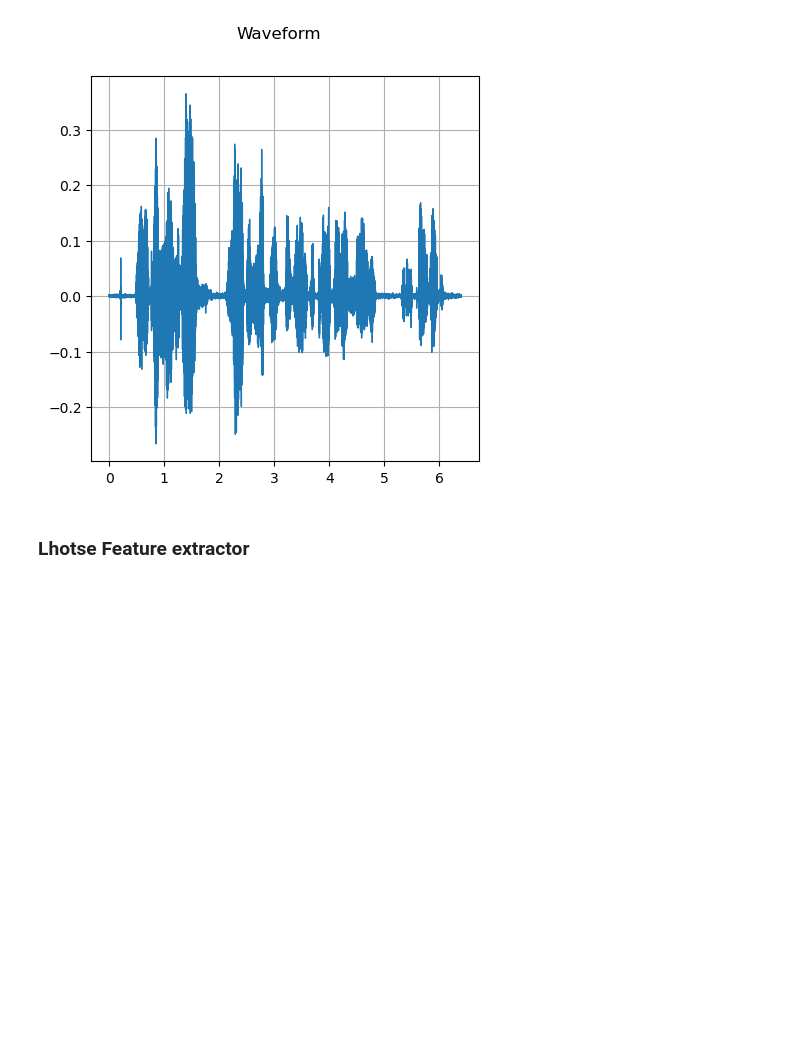
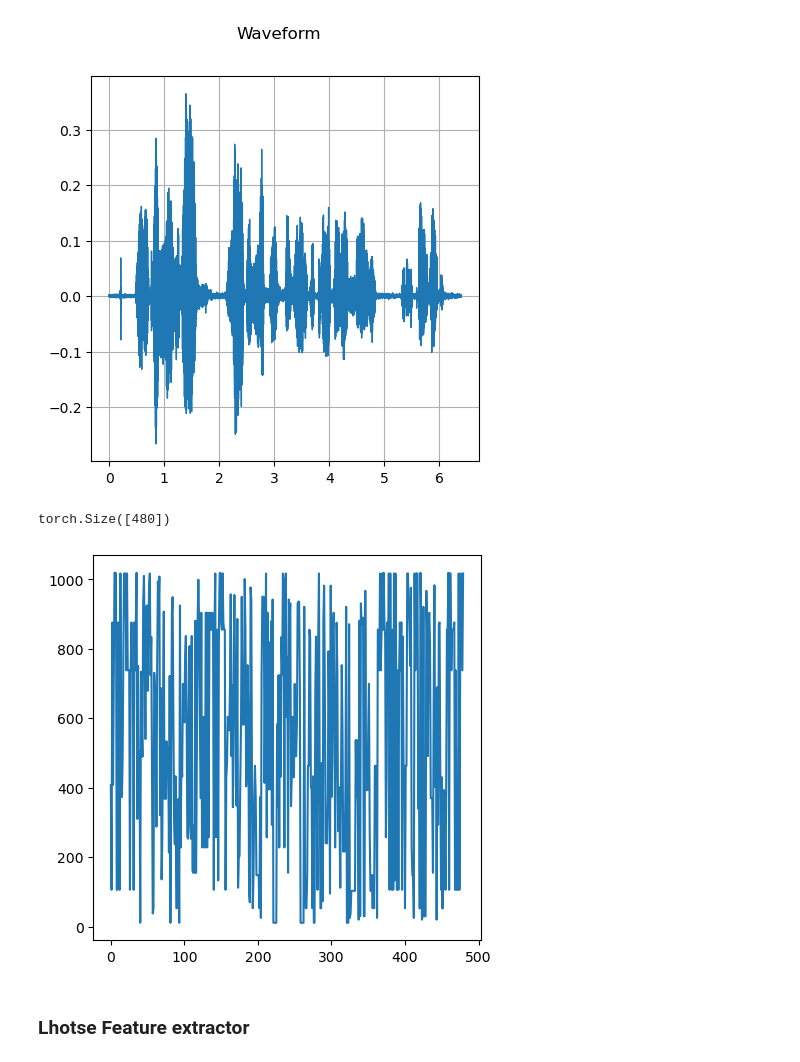
Before and after one commit to slegroux/nimrod, a Jupyter notebook: _proc/audio.embeddings.ipynb, the cells around one changed output. Saved outputs shown, nothing was run; the diff lists cells and outputs as text; code cells hidden in the pictures; blank space fills up the shorter version.

```diff
--- a/_proc/audio.embeddings.ipynb
+++ b/_proc/audio.embeddings.ipynb
@@ -42,6 +42,12 @@ plot_waveform(decoded.detach().cpu().squeeze(0), encodec.sample_rate)
 wav: torch.Size([1, 102400]), code: torch.Size([1, 8, 480])
 [figure]
 [figure]
+# %%
+plt.plot(codes[0][0])
+print(codes[0][0].shape)
+# %% [output]
+torch.Size([480])
+[figure, added]
 # %% [markdown]
 ### Lhotse Feature extractor
 # %%
```
Also changed, not shown: 39 other files.
